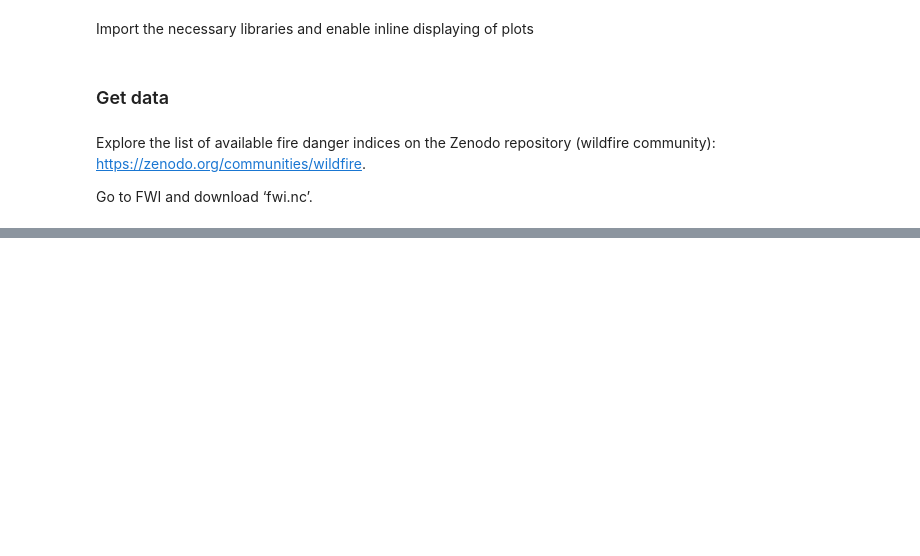
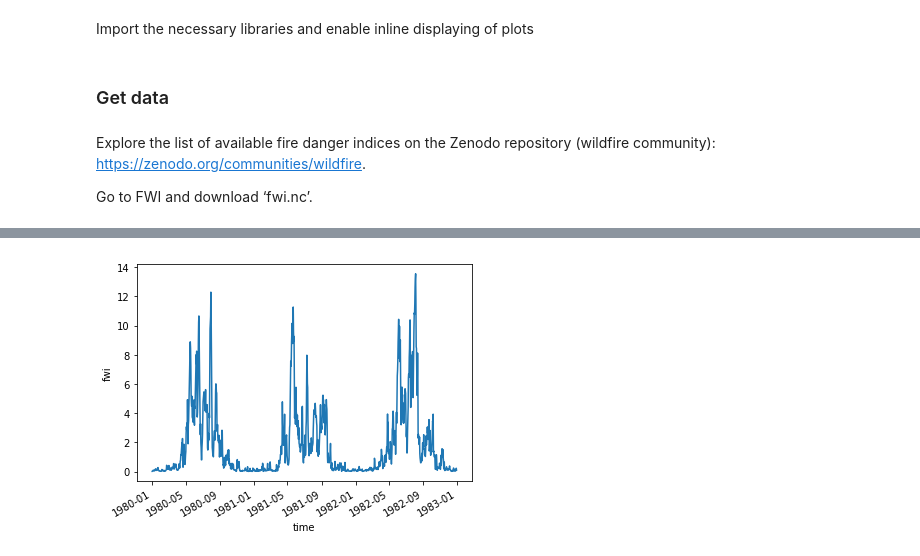
Before and after one commit to cvitolo/geff_notebooks, a Jupyter notebook: GEFF_ERAI.ipynb, the cells around one changed output, grey strips where cells are left out. Drawn from its saved outputs; the diff is of its cells as text; code cells hidden in the pictures; blank space fills up the shorter version.

```diff
--- a/GEFF_ERAI.ipynb
+++ b/GEFF_ERAI.ipynb
@@ -43,0 +97,5 @@ fwi.plot();
+# %%
+# Plot the mean value over the first three years
+fwi_mean[0:3*365].plot();
+# %% [output]
+[figure, added]
```
Also changed, not shown: parts of 10 cells of this notebook.
